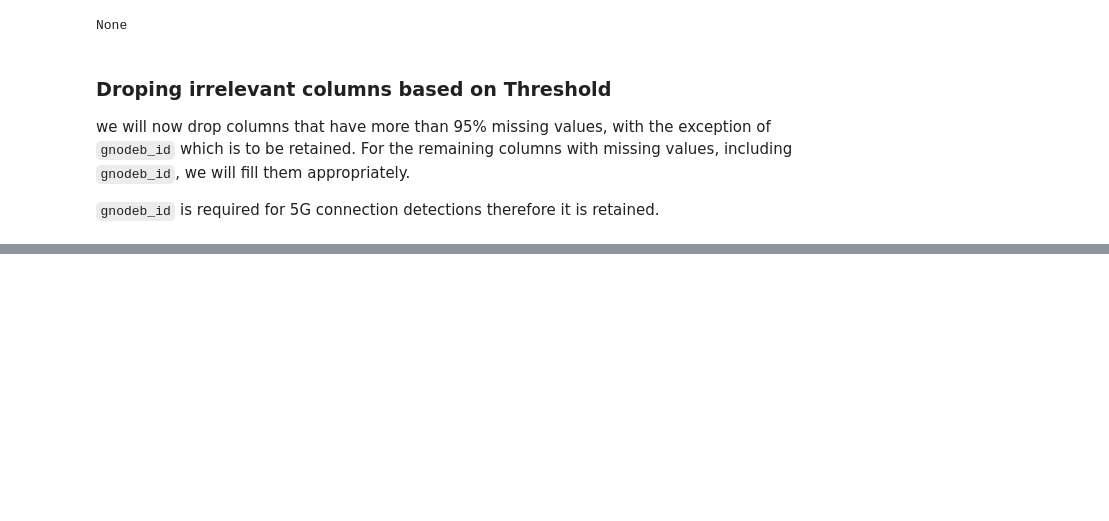
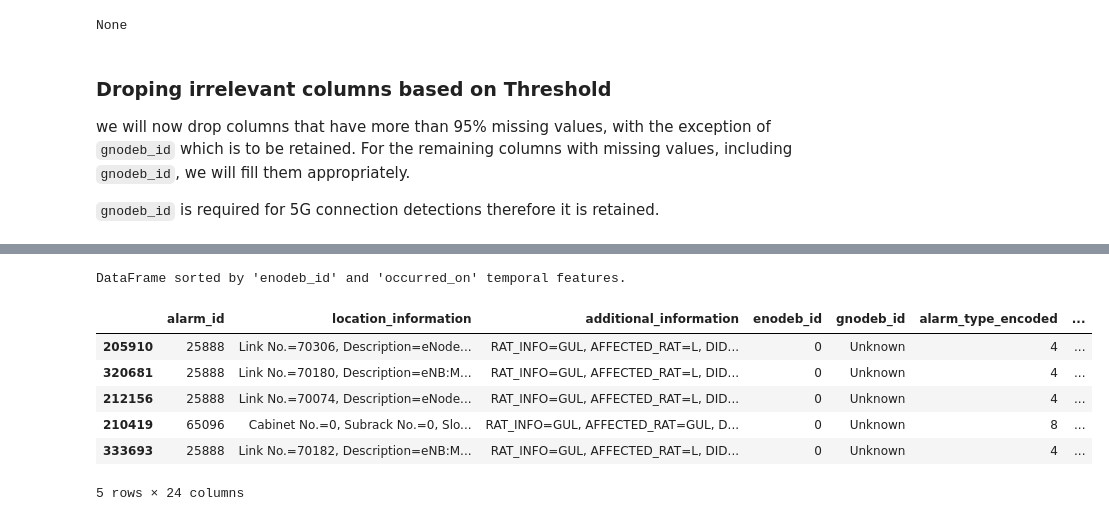
Before and after one commit to anudaindu/Mobitel_Alarm_Fault_Prediction, a Jupyter notebook: notebooks/02_Data_Preprocessing.ipynb, the cells around one changed output, grey strips where cells are left out. Drawn from its saved outputs; the diff is of its cells as text; code cells hidden in the pictures; blank space fills up the shorter version.

```diff
--- a/notebooks/02_Data_Preprocessing.ipynb
+++ b/notebooks/02_Data_Preprocessing.ipynb
@@ -338,0 +1007,14 @@ None
+# %%
+# Sort the DataFrame by enodeb_id and then by occurred_on's temporal features
+df.sort_values(by=['enodeb_id', 'occurred_on_month', 'occurred_on_day', 'occurred_on_hour', 'occurred_on_weekday'], inplace=True)
+print("DataFrame sorted by 'enodeb_id' and 'occurred_on' temporal features.")
+display(df.head())
+# %% [output]
+DataFrame sorted by 'enodeb_id' and 'occurred_on' temporal features.
+|  | alarm_id | location_information | additional_information | enodeb_id | gnodeb_id | alarm_type_encoded | ... |
+| 205910 | 25888 | Link No.=70306, Description=eNode... | RAT_INFO=GUL, AFFECTED_RAT=L, DID... | 0 | Unknown | 4 | ... |
+| 320681 | 25888 | Link No.=70180, Description=eNB:M... | RAT_INFO=GUL, AFFECTED_RAT=L, DID... | 0 | Unknown | 4 | ... |
+| 212156 | 25888 | Link No.=70074, Description=eNode... | RAT_INFO=GUL, AFFECTED_RAT=L, DID... | 0 | Unknown | 4 | ... |
+| 210419 | 65096 | Cabinet No.=0, Subrack No.=0, Slo... | RAT_INFO=GUL, AFFECTED_RAT=GUL, D... | 0 | Unknown | 8 | ... |
+| 333693 | 25888 | Link No.=70182, Description=eNB:M... | RAT_INFO=GUL, AFFECTED_RAT=L, DID... | 0 | Unknown | 4 | ... |
+5 rows × 24 columns
```
Also changed, not shown: parts of 82 cells of this notebook.
